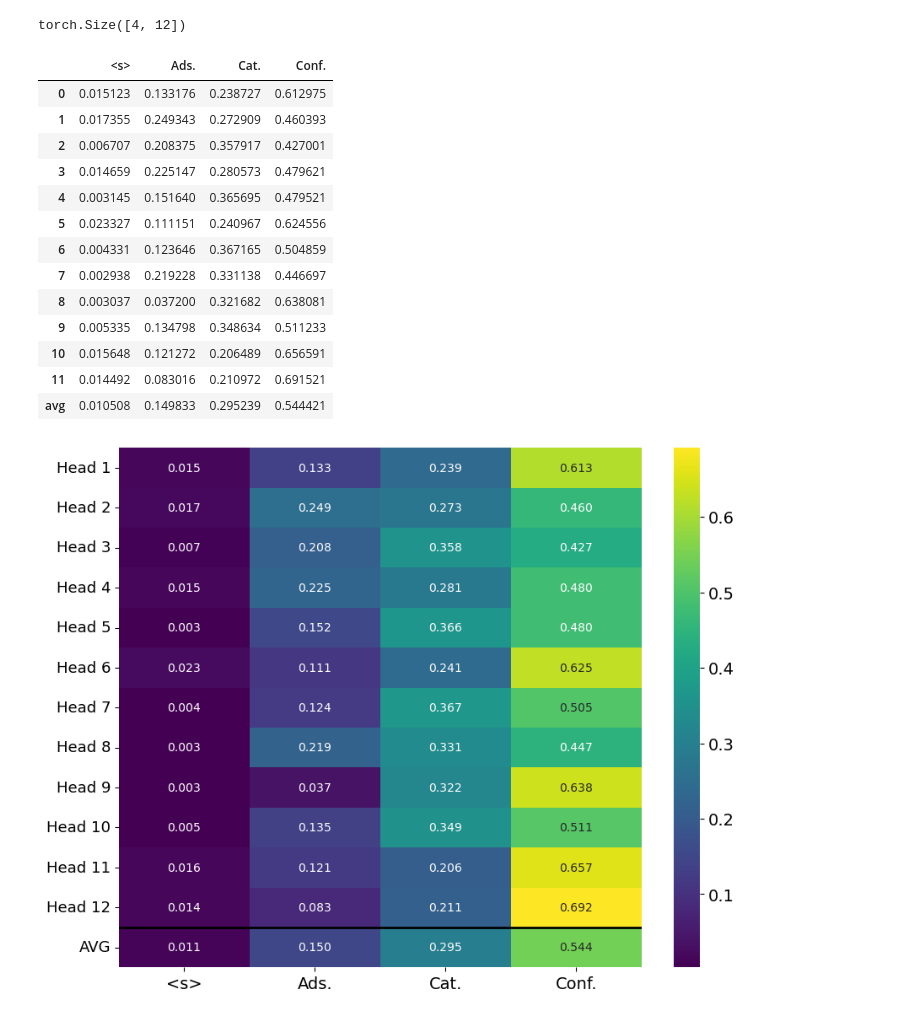
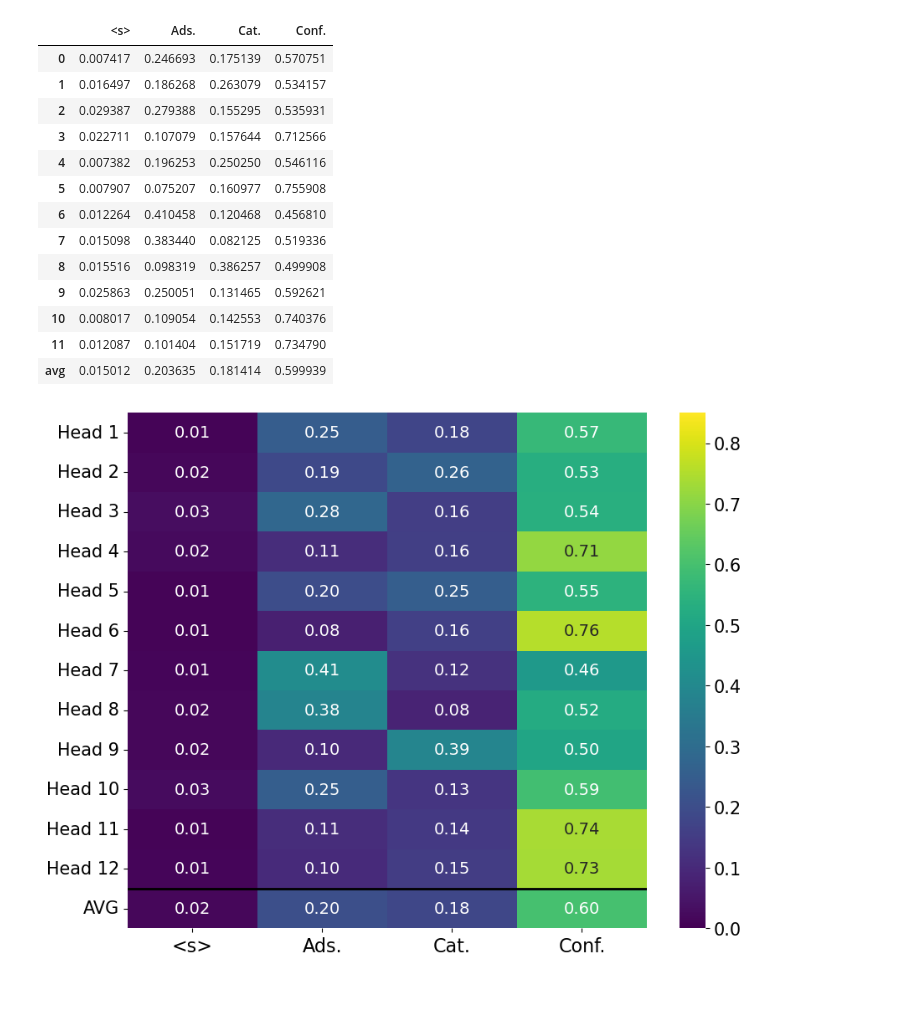
Before and after one commit to hoon-ock/multi-view, a Jupyter notebook: analysis/attention_reader.ipynb, the cells around one changed output. Cells and saved outputs as stored; diff of their text form; code cells hidden in the pictures.

Commit message:
attention analysis update

```diff
--- a/analysis/attention_reader.ipynb
+++ b/analysis/attention_reader.ipynb
@@ -45,11 +7,25 @@ tensor([[0.1332, 0.2493, 0.2084, 0.2251, 0.1516, 0.1112, 0.1236, 0.2192, 0.0372,
-# %%
-attn.shape
-# %% [output]
-torch.Size([4, 12])
+# %%
+model = 'gnoc' # 'gnoc', 'scn', 'escn'
+enhancement = 'ca-gap' # 'vanilla', 'da', 'gap', 'da-gap'
+train_status = 'ft' # 'pt', 'ft'
+# mapping = {'vanilla': 'baseline',
+#            'da': 'ca',
+#            'gap': 'gap',
+#            'da-gap': 'ca+gap'}
+result_path = '/home/jovyan/shared-scratch/jhoon/ocp2023/results/attentions/indv/'
+if train_status == 'pt':
+    file_mapping = {'baseline': result_path+'attn-roberta-base-eval-gnoc-strc.pkl',
+                    'gap': result_path+'attn-ssl-oc20-eqv2_1204_2048-eval-gnoc-strc.pkl',
+                    'ca-gap': result_path+'attn-ssl-combined-eqv2_1207_1531-eval-gnoc-strc.pkl'}
+elif train_status == 'ft':
+    file_mapping = {'baseline': result_path+'attn-rebase3-vanilla-catberta_1223_1537-eval-gnoc-strc.pkl',
+                    'ca': result_path+'attn-rebase3-da-catberta_1224_1518-eval-gnoc-strc.pkl',
+                    'gap': result_path+'attn-rebase-gap-catberta_1221_2208-eval-gnoc-strc.pkl',
+                    'ca-gap': result_path+'attn-rebase-da-gap-catberta_1226_0542-eval-gnoc-strc.pkl'}
 # %%
 # convert this to a dataframe where each column represents the section and each row represents the attention head
 # the number of head is 12, the number of section is 4
-
+attn = pd.read_pickle(file_mapping[enhancement])['weights']
 df_attn = pd.DataFrame(attn).T
 
 # Remove column named 3
@@ -66,39 +42,46 @@ df_attn.loc['avg'] = df_attn.mean(axis=0)
 df_attn
 # %% [output]
 |  | <s> | Ads. | Cat. | Conf. |
-| 0 | 0.015123 | 0.133176 | 0.238727 | 0.612975 |
-| 1 | 0.017355 | 0.249343 | 0.272909 | 0.460393 |
-| 2 | 0.006707 | 0.208375 | 0.357917 | 0.427001 |
-| 3 | 0.014659 | 0.225147 | 0.280573 | 0.479621 |
-| 4 | 0.003145 | 0.151640 | 0.365695 | 0.479521 |
-| 5 | 0.023327 | 0.111151 | 0.240967 | 0.624556 |
-| 6 | 0.004331 | 0.123646 | 0.367165 | 0.504859 |
-| 7 | 0.002938 | 0.219228 | 0.331138 | 0.446697 |
-| 8 | 0.003037 | 0.037200 | 0.321682 | 0.638081 |
-| 9 | 0.005335 | 0.134798 | 0.348634 | 0.511233 |
-| 10 | 0.015648 | 0.121272 | 0.206489 | 0.656591 |
-| 11 | 0.014492 | 0.083016 | 0.210972 | 0.691521 |
-| avg | 0.010508 | 0.149833 | 0.295239 | 0.544421 |
+| 0 | 0.007417 | 0.246693 | 0.175139 | 0.570751 |
+| 1 | 0.016497 | 0.186268 | 0.263079 | 0.534157 |
+| 2 | 0.029387 | 0.279388 | 0.155295 | 0.535931 |
+| 3 | 0.022711 | 0.107079 | 0.157644 | 0.712566 |
+| 4 | 0.007382 | 0.196253 | 0.250250 | 0.546116 |
+| 5 | 0.007907 | 0.075207 | 0.160977 | 0.755908 |
+| 6 | 0.012264 | 0.410458 | 0.120468 | 0.456810 |
+| 7 | 0.015098 | 0.383440 | 0.082125 | 0.519336 |
+| 8 | 0.015516 | 0.098319 | 0.386257 | 0.499908 |
+| 9 | 0.025863 | 0.250051 | 0.131465 | 0.592621 |
+| 10 | 0.008017 | 0.109054 | 0.142553 | 0.740376 |
+| 11 | 0.012087 | 0.101404 | 0.151719 | 0.734790 |
+| avg | 0.015012 | 0.203635 | 0.181414 | 0.599939 |
 # %%
 # Replace the ytick labels
 ytick_labels = [f"Head {i+1}" for i in range(12)] + ["AVG"]
 
 # Plotting heatmap
+vmin = 0.0  # Set your minimum value
+vmax = 0.85  # Set your maximum value
 plt.figure(figsize=(10, 8))
-heatmap = sns.heatmap(df_attn, annot=True, fmt=".3f",
-                      cmap='viridis', cbar=True, cbar_kws={'orientation': 'vertical'})
+heatmap = sns.heatmap(df_attn, annot=True, fmt=".2f",
+                      cmap='viridis', cbar=True, cbar_kws={'orientation': 'vertical'},
+                      vmin=vmin, vmax=vmax)
 
 # Enlarge the font of x, y ticks and ticks in the color bar
-plt.xticks(fontsize=14)
-plt.yticks(ticks=np.arange(len(df_attn)) + 0.5, labels=ytick_labels, rotation=0, fontsize=13)
+plt.xticks(fontsize=16)
+plt.yticks(ticks=np.arange(len(df_attn)) + 0.5, labels=ytick_labels, rotation=0, fontsize=15)
 
 # Adjust color bar tick label size
 cbar = heatmap.collections[0].colorbar
-cbar.ax.tick_params(labelsize=14)
+cbar.ax.tick_params(labelsize=15)
 
 # Place a line between Head 12 and AVG
 plt.axhline(y=12, color='black', linewidth=2)
 
-plt.savefig(f"attention/{model}_{mapping[enhancement]}.png", dpi=300, bbox_inches='tight')
+# Enlarge the text inside the plot (annotations)
+for text in heatmap.texts:
+    text.set_size(14)  # Adjust the font size as needed
+# plt.savefig(f"attention/{model}_{mapping[enhancement]}.png", dpi=300, bbox_inches='tight')
+plt.savefig(f"attention/{train_status}_{model}_{enhancement}_rev.png", dpi=300, bbox_inches='tight')
 # %% [output]
-[figure, old version]
+[figure, new version]
```
Also changed, not shown: parts of 4 cells of this notebook.
